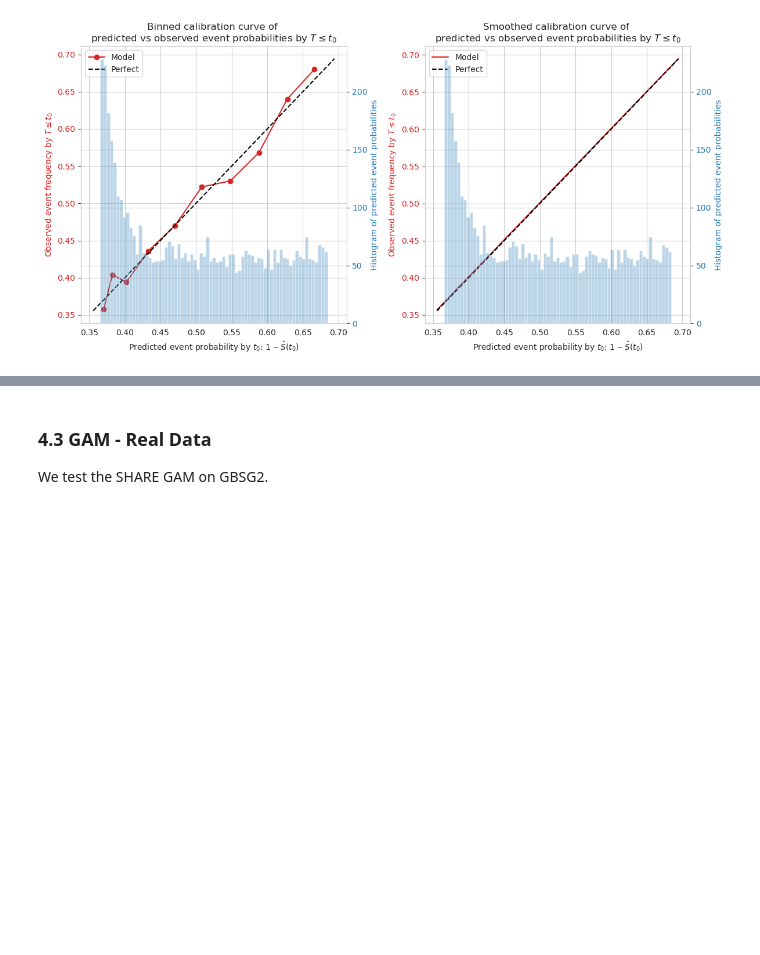
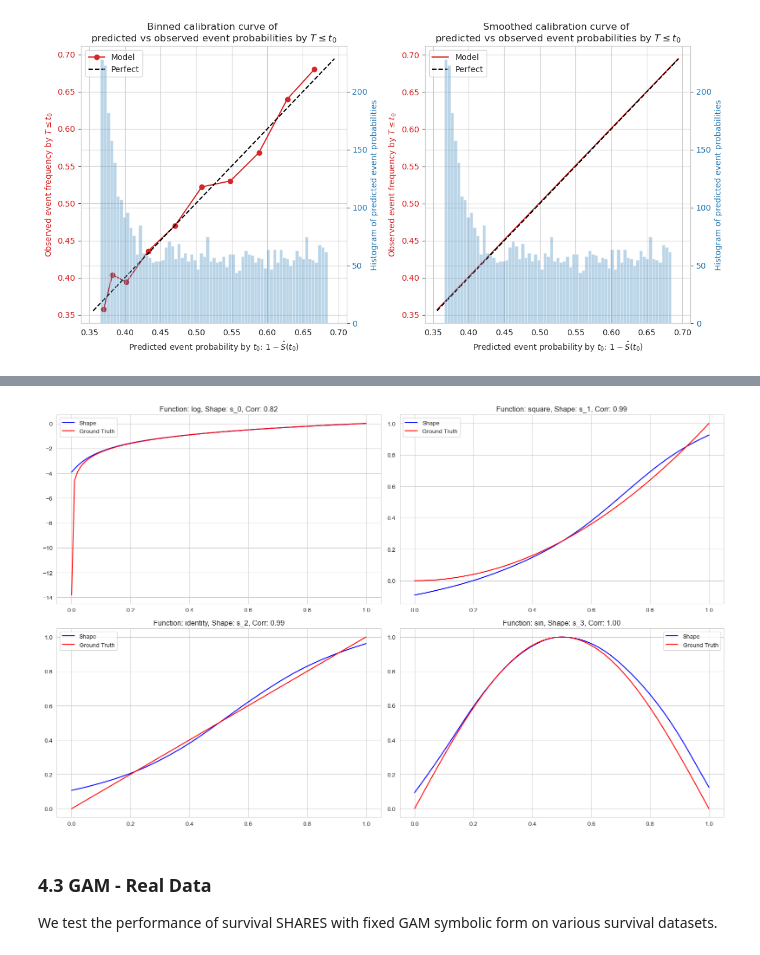
Before and after one commit to steliosbl/SurvSHAREs, a Jupyter notebook: fixed_equation_forms.ipynb, the cells around one changed output, grey strips where cells are left out. Drawn from its saved outputs; the diff is of its cells as text; code cells hidden in the pictures; blank space fills up the shorter version.

Commit message:
Finished fixed-equation form testing

```diff
--- a/fixed_equation_forms.ipynb
+++ b/fixed_equation_forms.ipynb
@@ -443,6 +508,34 @@ Todo
+# %%
+n_cols = 2
+n_rows = int(np.ceil(len(funcs) / n_cols))
+fig, axes = plt.subplots(n_rows, n_cols, figsize=(8 * n_cols, 5 * n_rows))
+for i, (func, shape, ax) in enumerate(zip(funcs, gp.model.shape_functions, np.array(axes).flatten())):
+    # Generate ground truth
+    x_true = np.linspace(0, 1, 100)
+    s_true = gam_transforms[func](x_true)
+
+    # Generate shape function
+    shape.to(torch.device("cpu"))
+    with torch.no_grad():
+        s_pred = shape(torch.Tensor(x_true)).flatten()
+
+    # Shapes can be vertically shifted, so we align them
+    mid_idx = len(s_pred) // 2
+    s_pred = s_pred - s_pred[mid_idx] + s_true[mid_idx]
+    corr = np.corrcoef(s_pred.numpy(), s_true)[0, 1]
+
+    # Plotting
+    ax.plot(x_true, s_pred, label="Shape", color="blue")
+    ax.plot(x_true, s_true, label="Ground Truth", color="red")
+    ax.set_title(f"Function: {func}, Shape: s_{i}, Corr: {corr:.2f}")
+    ax.legend()
+plt.tight_layout()
+# %% [output]
+[figure, added]
 # %% [markdown]
 ### 4.3 GAM - Real Data
-We test the SHARE GAM on GBSG2.
+
+We test the performance of survival SHARES with fixed GAM symbolic form on various survival datasets.
 # %%
 from survshares.datasets import Metabric
 
```
Also changed, not shown: parts of 9 cells of this notebook, 1 other file.
